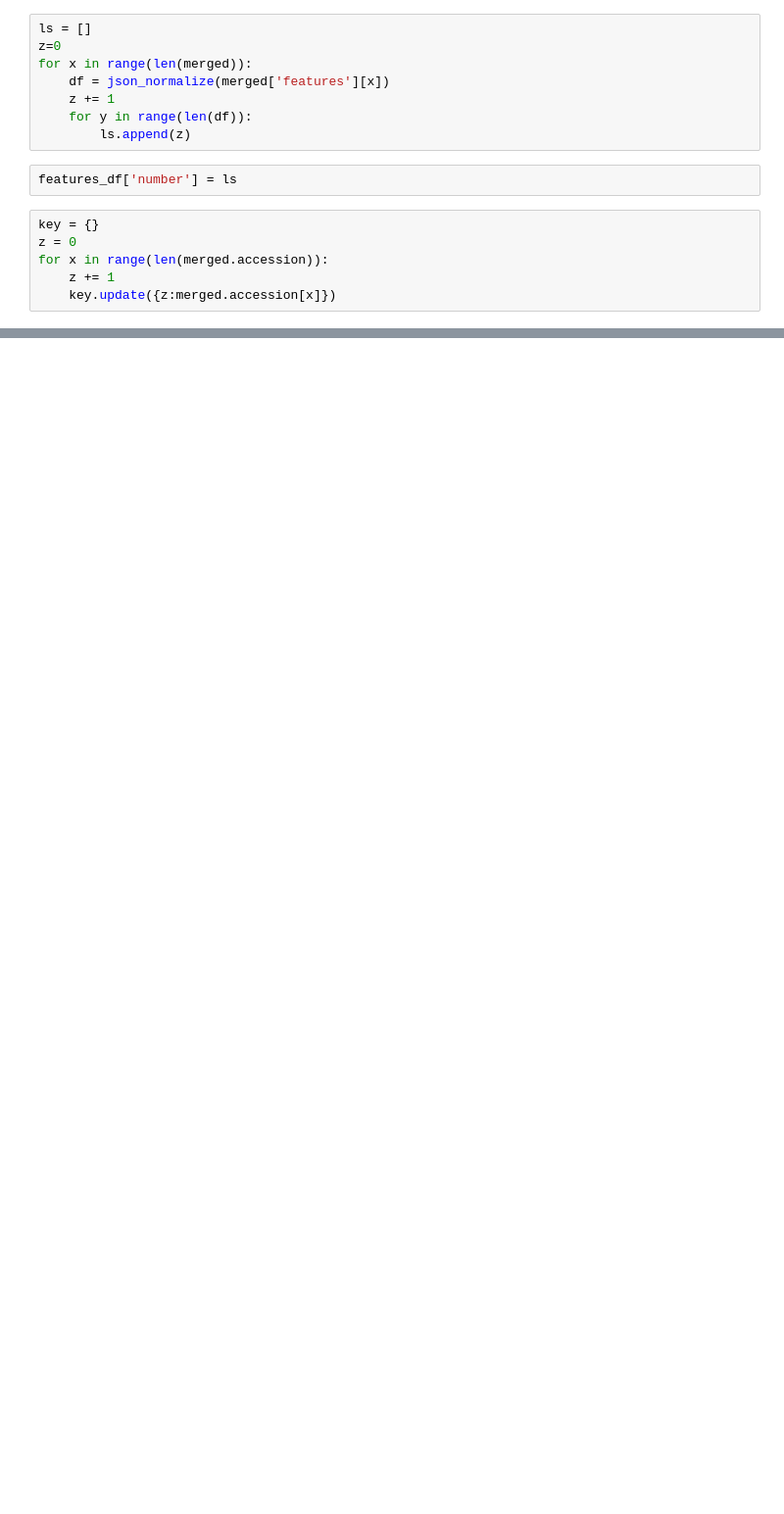
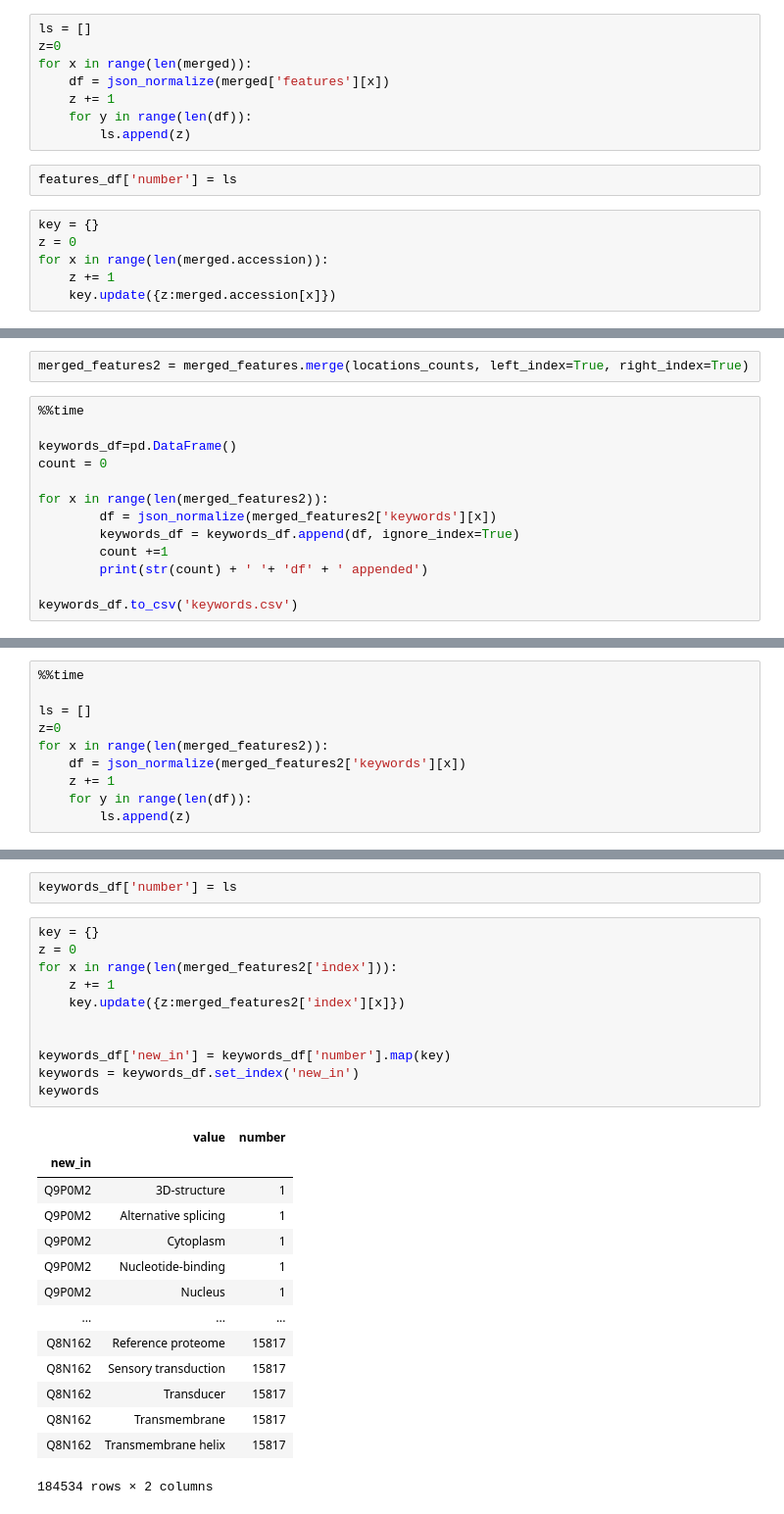
Before and after one commit to zosking/Protein_Function_Prediction, a Jupyter notebook: Data_Wrangling_Capstone_1.ipynb, the cells around one changed output, grey strips where cells are left out. Shown at 98% size. Drawn from its saved outputs; the diff is of its cells as text; blank space fills up the shorter version.

Commit message:
updated Data Wrangling and added Data Story

```diff
--- a/Data_Wrangling_Capstone_1.ipynb
+++ b/Data_Wrangling_Capstone_1.ipynb
@@ -706,0 +1095,15 @@ features.to_csv('features.csv')
+# %%
+merged_features2 = merged_features.merge(locations_counts, left_index=True, right_index=True)
+# %%
+%%time
+
+keywords_df=pd.DataFrame()
+count = 0
+
+for x in range(len(merged_features2)):
+        df = json_normalize(merged_features2['keywords'][x])
+        keywords_df = keywords_df.append(df, ignore_index=True)
+        count +=1
+        print(str(count) + ' '+ 'df' + ' appended')
+
+keywords_df.to_csv('keywords.csv')
@@ -706,0 +1128,10 @@ features.to_csv('features.csv')
+# %%
+%%time
+
+ls = []
+z=0
+for x in range(len(merged_features2)):
+    df = json_normalize(merged_features2['keywords'][x])
+    z += 1
+    for y in range(len(df)):
+        ls.append(z)
@@ -706,0 +1141,28 @@ features.to_csv('features.csv')
+# %%
+keywords_df['number'] = ls
+# %%
+key = {}
+z = 0
+for x in range(len(merged_features2['index'])):
+    z += 1
+    key.update({z:merged_features2['index'][x]})
+
+
+keywords_df['new_in'] = keywords_df['number'].map(key)
+keywords = keywords_df.set_index('new_in')
+keywords
+# %% [output]
+|  | value | number |
+| new_in |  |  |
+| Q9P0M2 | 3D-structure | 1 |
+| Q9P0M2 | Alternative splicing | 1 |
+| Q9P0M2 | Cytoplasm | 1 |
+| Q9P0M2 | Nucleotide-binding | 1 |
+| Q9P0M2 | Nucleus | 1 |
+| ... | ... | ... |
+| Q8N162 | Reference proteome | 15817 |
+| Q8N162 | Sensory transduction | 15817 |
+| Q8N162 | Transducer | 15817 |
+| Q8N162 | Transmembrane | 15817 |
+| Q8N162 | Transmembrane helix | 15817 |
+184534 rows × 2 columns
```
Also changed, not shown: parts of 43 cells of this notebook, 1 other file.
